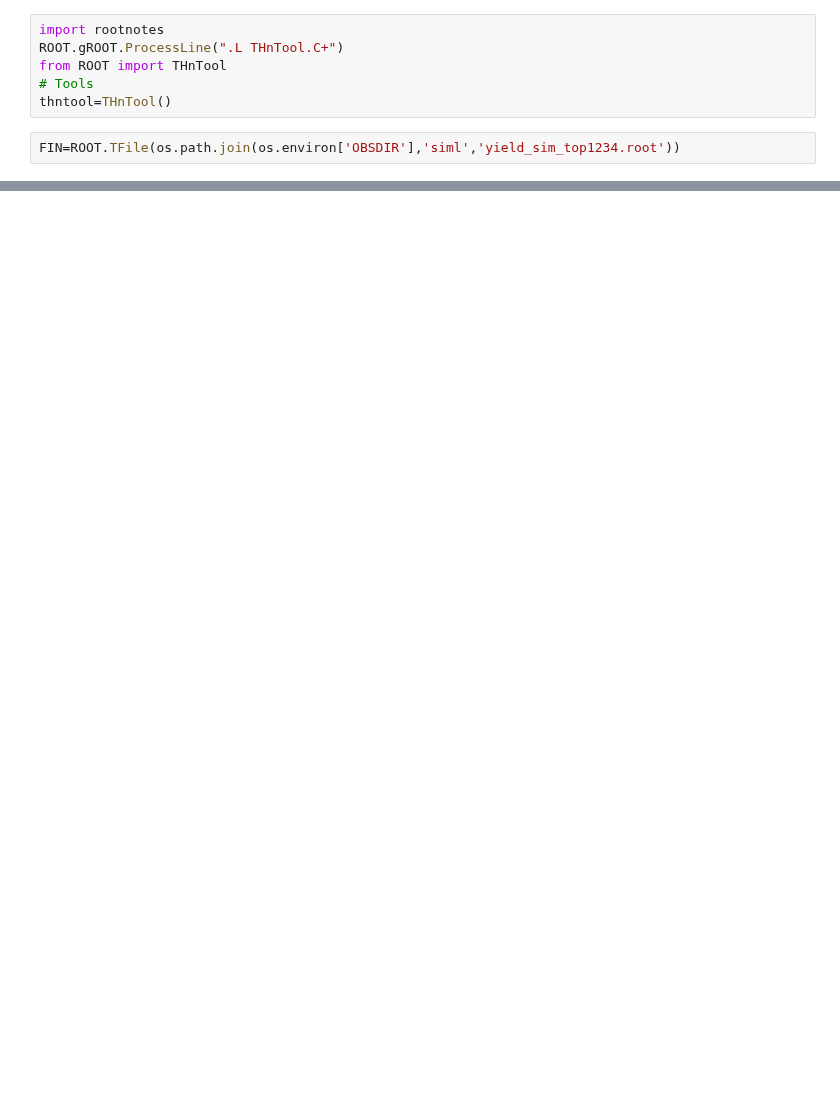
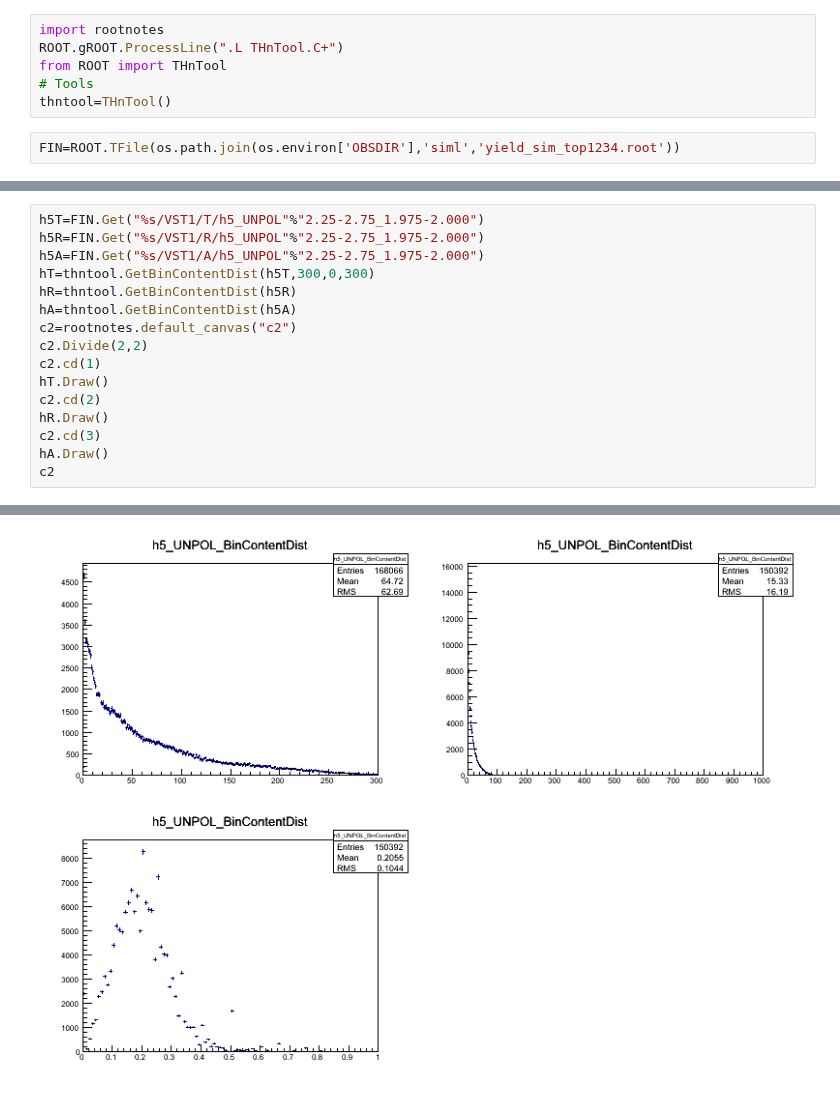
Before and after one commit to arjun-trivedi/ana2pi, a Jupyter notebook: obs/nb_play_simstats.ipynb, the cells around one changed output, grey strips where cells are left out. Cells and saved outputs as stored; diff of their text form; blank space fills up the shorter version.

```diff
--- a/obs/nb_play_simstats.ipynb
+++ b/obs/nb_play_simstats.ipynb
@@ -56,0 +53,17 @@ INFO:ROOT.TCanvas.Print] png file /tmp/tmps_Mull.png has been created
+# %%
+h5T=FIN.Get("%s/VST1/T/h5_UNPOL"%"2.25-2.75_1.975-2.000")
+h5R=FIN.Get("%s/VST1/R/h5_UNPOL"%"2.25-2.75_1.975-2.000")
+h5A=FIN.Get("%s/VST1/A/h5_UNPOL"%"2.25-2.75_1.975-2.000")
+hT=thntool.GetBinContentDist(h5T,300,0,300)
+hR=thntool.GetBinContentDist(h5R)
+hA=thntool.GetBinContentDist(h5A)
+c2=rootnotes.default_canvas("c2")
+c2.Divide(2,2)
+c2.cd(1)
+hT.Draw()
+c2.cd(2)
+hR.Draw()
+c2.cd(3)
+hA.Draw()
+c2
+# %% [output]
@@ -56,0 +74 @@ INFO:ROOT.TCanvas.Print] png file /tmp/tmps_Mull.png has been created
+[figure, added]
```
Also changed, not shown: parts of 3 cells of this notebook.
